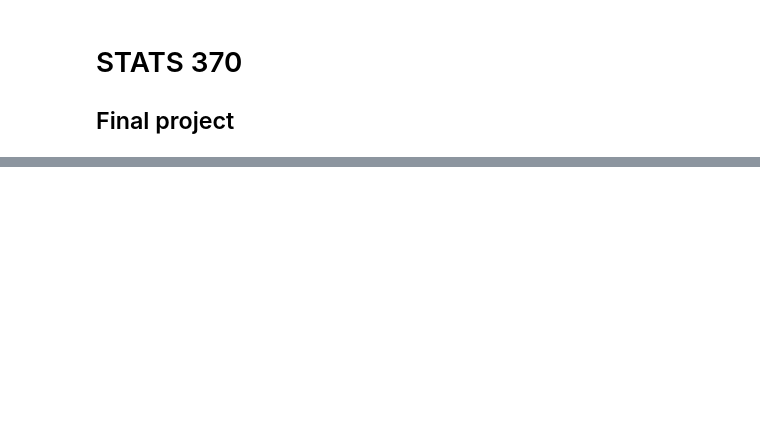
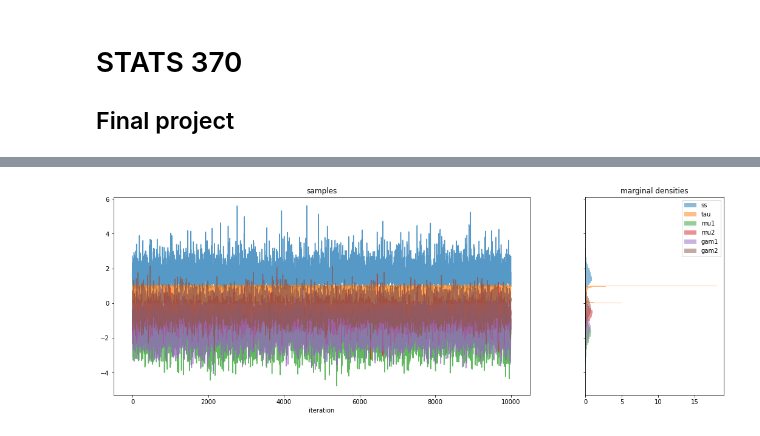
Before and after one commit to etrieschman/gene-expr, a Jupyter notebook: code/Trieschman_STATS370_Final.ipynb, the cells around one changed output, grey strips where cells are left out. Saved outputs shown, nothing was run; the diff lists cells and outputs as text; code cells hidden in the pictures; blank space fills up the shorter version.

```diff
--- a/code/Trieschman_STATS370_Final.ipynb
+++ b/code/Trieschman_STATS370_Final.ipynb
@@ -137,0 +281,4 @@ plot_marginals(xt)
+# %%
+plot_marginals(xt)
+# %% [output]
+[figure, added]
```
Also changed, not shown: parts of 15 cells of this notebook, 2 other files.
